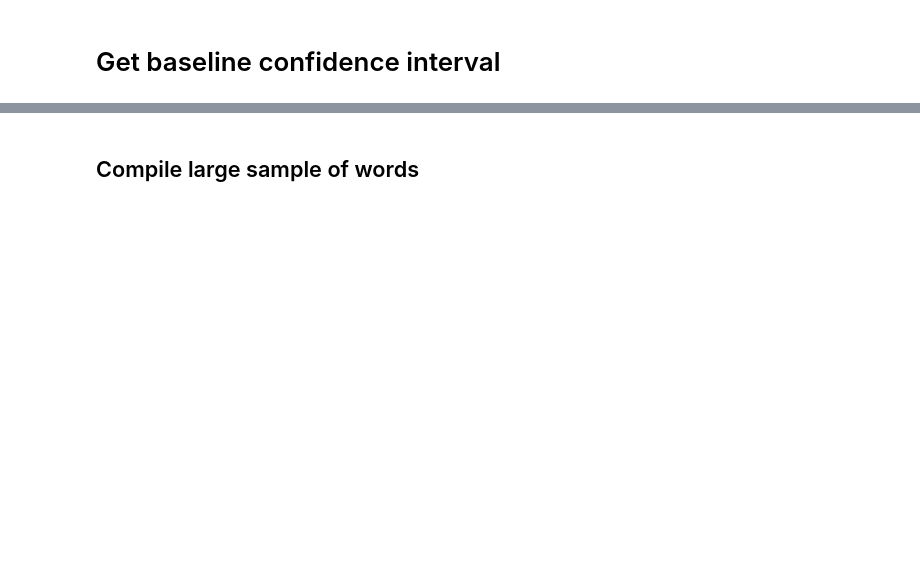
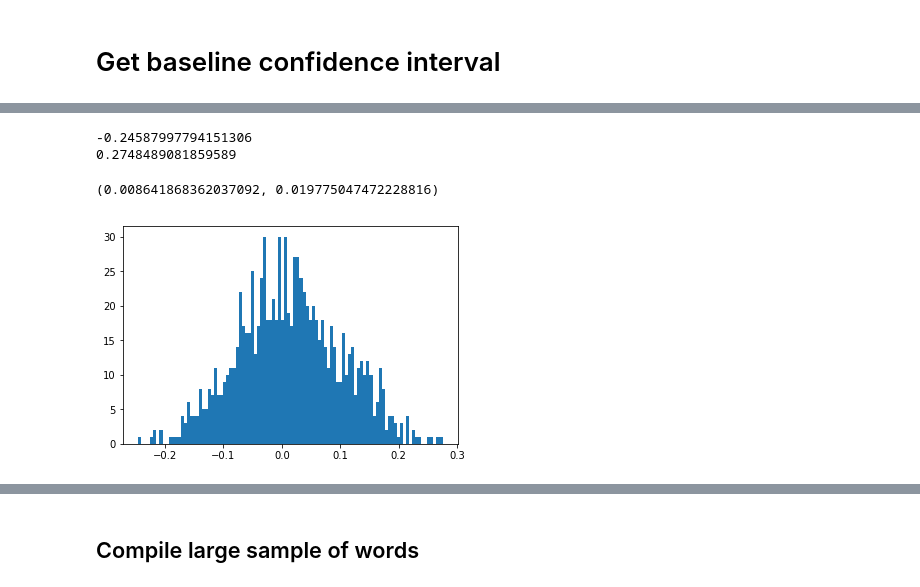
Before and after one commit to michaelmilleryoder/fanfiction-scripts, a Jupyter notebook: jupyter/semaxis.ipynb, the cells around one changed output, grey strips where cells are left out. Drawn from its saved outputs; the diff is of its cells as text; code cells hidden in the pictures; blank space fills up the shorter version.

```diff
--- a/jupyter/semaxis.ipynb
+++ b/jupyter/semaxis.ipynb
@@ -4,0 +64,24 @@ data_dirpath = '/usr0/home/mamille2/erebor/nyt/'
+# %%
+%matplotlib inline
+
+import matplotlib.pyplot as plt
+import re
+
+# plt.scatter(axis_data[axis]['value'], axis_data[axis]['term'], c=[colormap[e] for e in axis_data[axis]['embeddings'].tolist()])
+for axis in axis_data:
+    plt.figure(figsize=(3,5))
+    plt.title(axis)
+    for e in data['embeddings'].unique():
+        emb_data = axis_data[axis][axis_data[axis]['embeddings']==e]
+        marked_data = emb_data[emb_data['term'].isin(marked_labels)]
+        unmarked_data = emb_data[emb_data['term'].isin(unmarked_labels)]
+#         plt.plot(emb_data['value'], emb_data['term'], '.', c=colormap[e], ms=15, label=e)
+        plt.plot(unmarked_data['value'], unmarked_data['term'], '.', c=colormap[e], ms=15, label=e)
+        plt.plot(marked_data['value'], marked_data['term'], '.', c=colormap[e], ms=15)
+
+    plt.legend(loc='upper right', bbox_to_anchor=((2.5, 1)))
+    plt.axvline(x=0, linestyle='--')
+    axis_escaped = re.sub(r'[\'\"() ]', '', axis)
+    axis_escaped = re.sub(r',', '_', axis_escaped)
+    plt.savefig(os.path.join(data_dirpath, 'fanfiction-project/output/semaxis', f'{axis_escaped}.png'), dpi=100, bbox_inches='tight')
+    plt.show()
@@ -5,2 +104,9 @@ data_dirpath = '/usr0/home/mamille2/erebor/nyt/'
 # %% [markdown]
 # Get baseline confidence interval
+# %%
+# Load top terms values on axes
+import pandas as pd
+
+fpath = os.path.join(data_dirpath, 'fanfiction-project/output/semaxis', 'nyt_top1000words_semaxis_results.csv')
+nyt_results = pd.read_csv(fpath)
+nyt_results
@@ -6,0 +136,8 @@ data_dirpath = '/usr0/home/mamille2/erebor/nyt/'
+# %%
+# See distributions for axes
+axis_dist = {}
+for axis in nyt_results['axis'].unique():
+    print(axis)
+    axis_dist[axis] = nyt_results.loc[nyt_results['axis'] == axis, 'value'].values
+
+axis_dist["('fake', 'real')"]
@@ -6,0 +165,19 @@ data_dirpath = '/usr0/home/mamille2/erebor/nyt/'
+# %%
+print(min(axis_dist["('fake', 'real')"]))
+print(max(axis_dist["('fake', 'real')"]))
+# %% [output]
+-0.24587997794151306
+0.2748489081859589
+# %%
+import statsmodels.stats.api as sms
+sms.DescrStatsW(axis_dist["('fake', 'real')"]).tconfint_mean()
+# %% [output]
+(0.008641868362037092, 0.019775047472228816)
+# %%
+%matplotlib inline
+
+import matplotlib.pyplot as plt
+plt.hist(axis_dist["('fake', 'real')"], bins=100)
+plt.show()
+# %% [output]
+[figure, added]
```
Also changed, not shown: parts of 18 cells of this notebook.
